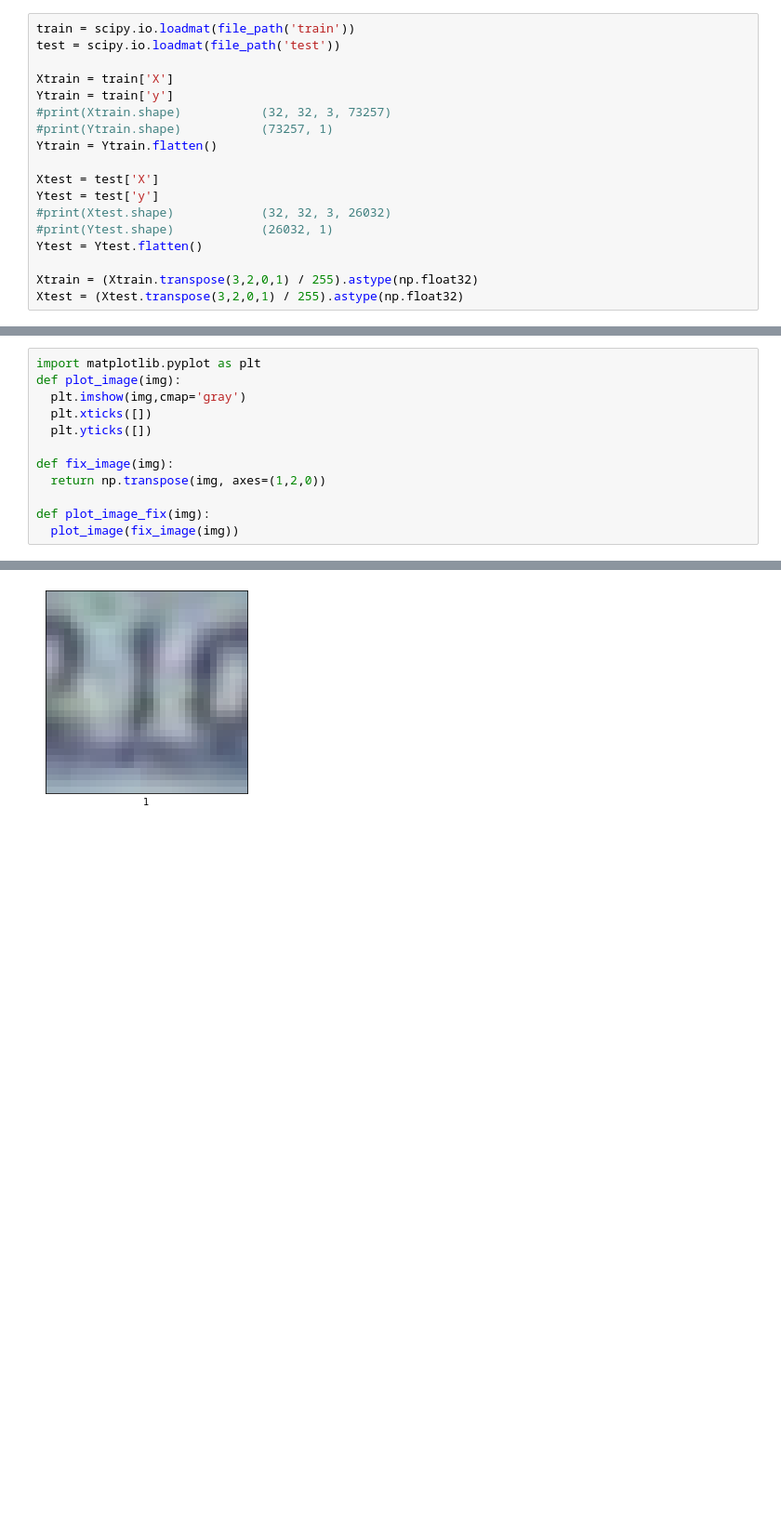
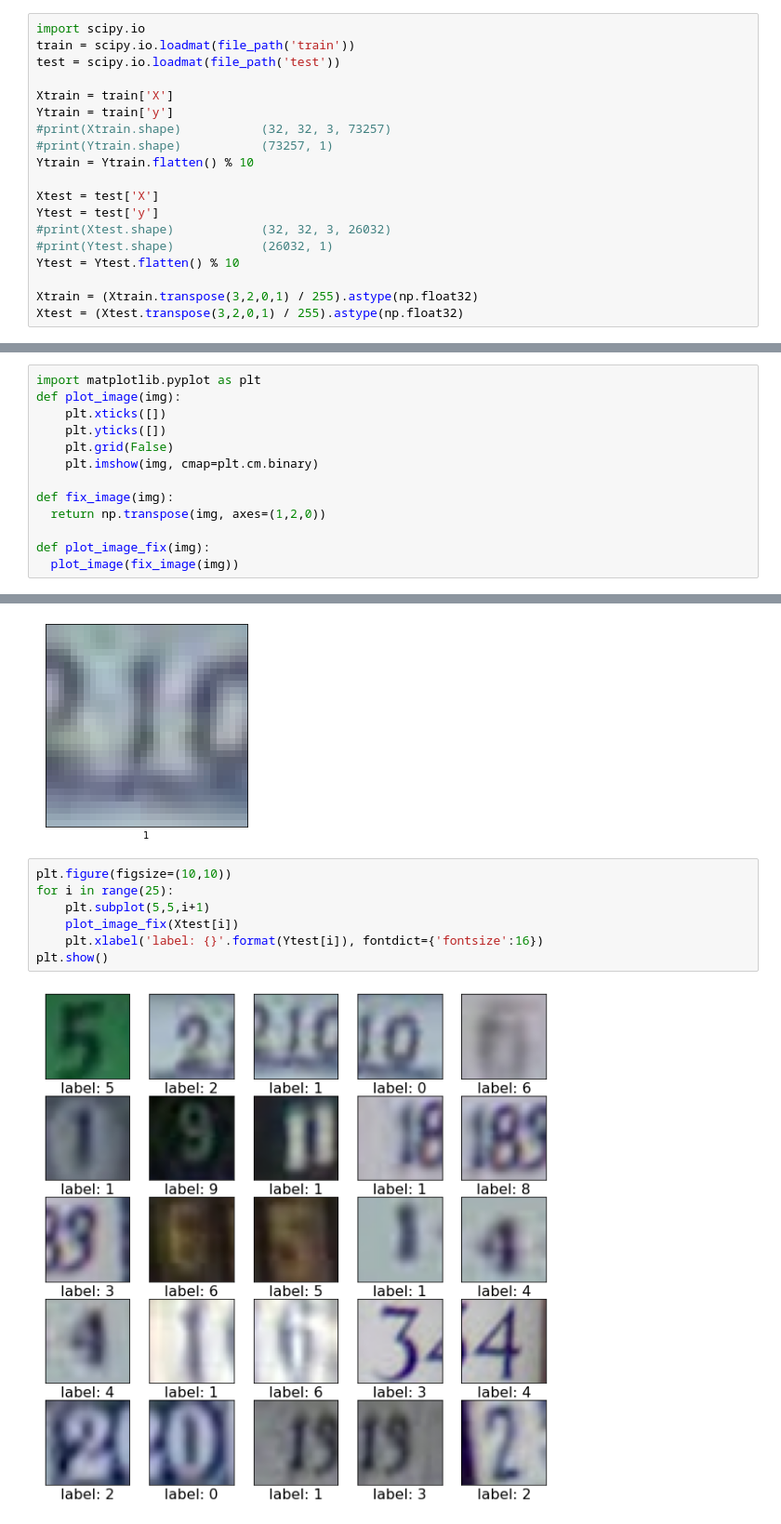
Before and after one commit to MohammadRaziei/Deep-Learning-Cource, a Jupyter notebook: HW03/Q5/HW03_Q5.ipynb, the cells around one changed output, grey strips where cells are left out. Shown at 93% size. Cells and saved outputs as stored; diff of their text form; blank space fills up the shorter version.

```diff
--- a/HW03/Q5/HW03_Q5.ipynb
+++ b/HW03/Q5/HW03_Q5.ipynb
@@ -173,6 +19,7 @@ print('ALL files is downloaded')
 Requirement already satisfied: wget in /usr/local/lib/python3.6/dist-packages (3.2)
 ALL files is downloaded
 # %%
+import scipy.io
 train = scipy.io.loadmat(file_path('train'))
 test = scipy.io.loadmat(file_path('test'))
 
@@ -180,13 +27,13 @@ Xtrain = train['X']
 Ytrain = train['y']
 #print(Xtrain.shape)           (32, 32, 3, 73257)
 #print(Ytrain.shape)           (73257, 1)
-Ytrain = Ytrain.flatten()
+Ytrain = Ytrain.flatten() % 10
 
 Xtest = test['X']
 Ytest = test['y']
 #print(Xtest.shape)            (32, 32, 3, 26032)
 #print(Ytest.shape)            (26032, 1)
-Ytest = Ytest.flatten()
+Ytest = Ytest.flatten() % 10
 
 Xtrain = (Xtrain.transpose(3,2,0,1) / 255).astype(np.float32)
 Xtest = (Xtest.transpose(3,2,0,1) / 255).astype(np.float32)
@@ -193,9 +42,10 @@ Xtest = (Xtest.transpose(3,2,0,1) / 255).astype(np.float32)
 # %%
 import matplotlib.pyplot as plt
 def plot_image(img):
-  plt.imshow(img,cmap='gray')
-  plt.xticks([])
-  plt.yticks([])
+    plt.xticks([])
+    plt.yticks([])
+    plt.grid(False)
+    plt.imshow(img, cmap=plt.cm.binary)
 
 def fix_image(img):
   return np.transpose(img, axes=(1,2,0))
@@ -208,3 +58,12 @@ plt.xlabel(Ytest[2])
 plt.show()
 # %% [output]
 [figure]
+# %%
+plt.figure(figsize=(10,10))
+for i in range(25):
+    plt.subplot(5,5,i+1)
+    plot_image_fix(Xtest[i])
+    plt.xlabel('label: {}'.format(Ytest[i]), fontdict={'fontsize':16})
+plt.show()
+# %% [output]
+[figure, added]
```
Also changed, not shown: parts of 19 cells of this notebook.
